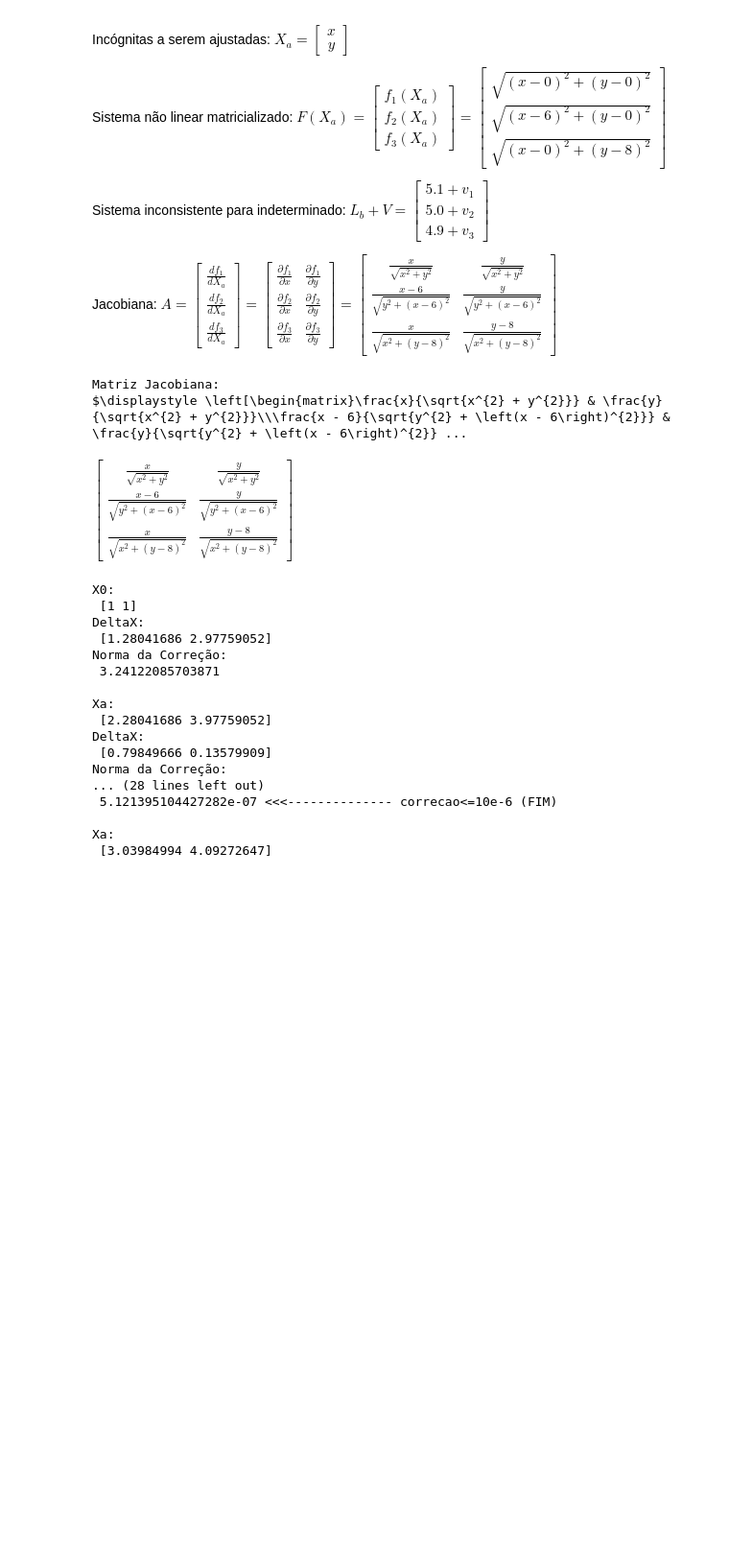
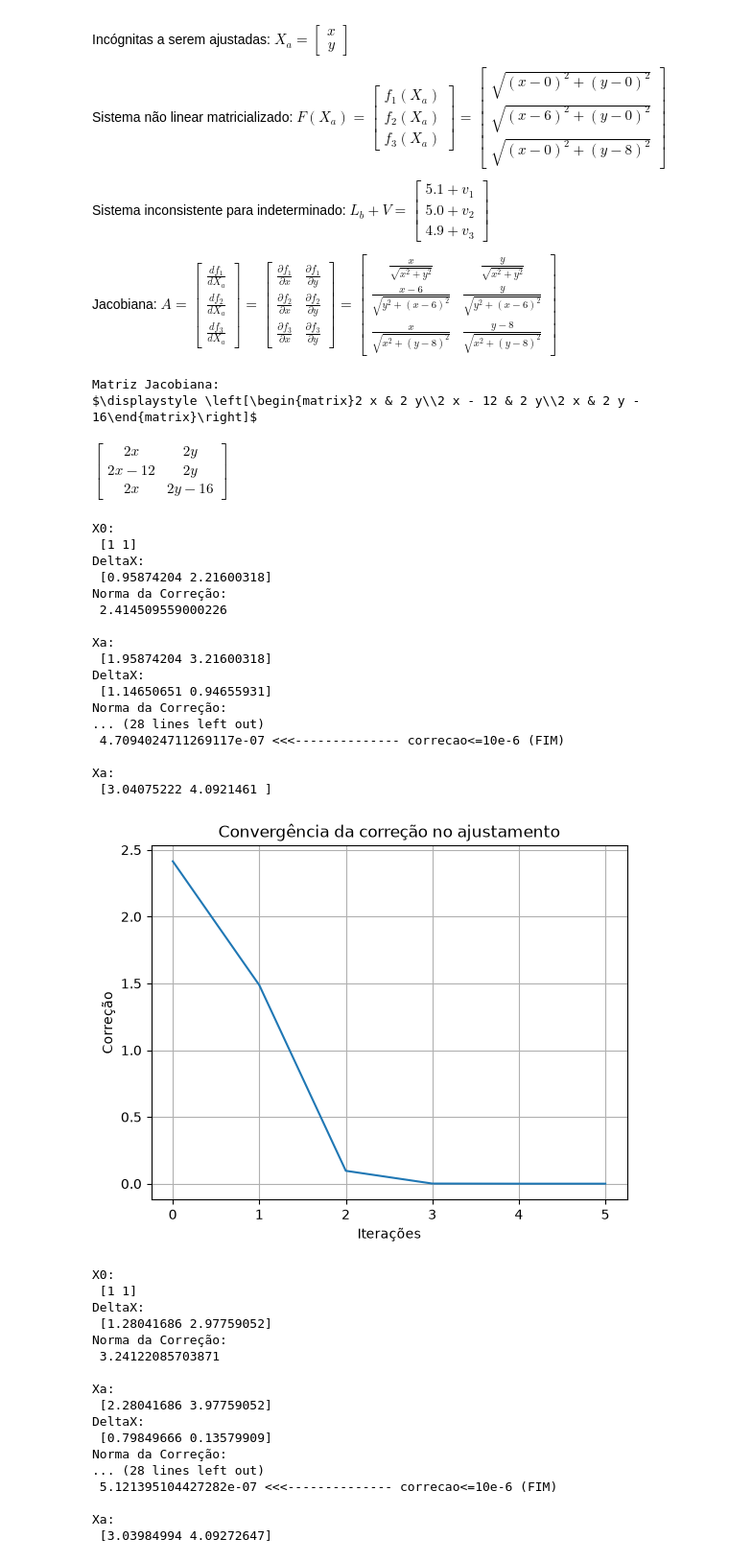
Before and after one commit to HumbertoDiego/AjustamentoBasicoIME, a Jupyter notebook: 02_minimos_quadrados.ipynb, the cells around one changed output. Shown at 96% size. Cells and saved outputs as stored; diff of their text form; code cells hidden in the pictures; blank space fills up the shorter version.

```diff
--- a/02_minimos_quadrados.ipynb
+++ b/02_minimos_quadrados.ipynb
@@ -711,9 +711,12 @@ import numpy as np
 import matplotlib.pyplot as plt
 
 x, y = symbols('x y')
-f1 = sqrt((x)**2 + (y)**2)
-f2 = sqrt((x-6)**2 + (y)**2)
-f3 = sqrt((x)**2 + (y-8)**2)
+# f1 = sqrt((x)**2 + (y)**2)
+# f2 = sqrt((x-6)**2 + (y)**2)
+# f3 = sqrt((x)**2 + (y-8)**2)
+f1 = (x)**2 + (y)**2
+f2 = (x-6)**2 + (y)**2
+f3 = (x)**2 + (y-8)**2
 
 F = Matrix([[f1],
             [f2],
@@ -727,7 +730,68 @@ print(A._repr_latex_())
 A
 # %% [output]
 Matriz Jacobiana:
-$\displaystyle \left[\begin{matrix}\frac{x}{\sqrt{x^{2} + y^{2}}} & \frac{y}{\sqrt{x^{2} + y^{2}}}\\\frac{x - 6}{\sqrt{y^{2} + \left(x - 6\right)^{2}}} & \frac{y}{\sqrt{y^{2} + \left(x - 6\right)^{2}} ...
+$\displaystyle \left[\begin{matrix}2 x & 2 y\\2 x - 12 & 2 y\\2 x & 2 y - 16\end{matrix}\right]$
-$\displaystyle \left[\begin{matrix}\frac{x}{\sqrt{x^{2} + y^{2}}} & \frac{y}{\sqrt{x^{2} + y^{2}}}\\\frac{x - 6}{\sqrt{y^{2} + \left(x - 6\right)^{2}}} & \frac{y}{\sqrt{y^{2} + \left(x - 6\right)^{2}}}\\\frac{x}{\sqrt{x^{2} + \left(y - 8\right)^{2}}} & \frac{y - 8}{\sqrt{x^{2} + \left(y - 8\right)^{2}}}\end{matrix}\right]$
+$\displaystyle \left[\begin{matrix}2 x & 2 y\\2 x - 12 & 2 y\\2 x & 2 y - 16\end{matrix}\right]$
+# %%
+# mount L
+Lb = np.array([[5.1**2],
+               [5.0**2],
+               [4.9**2]])
+
+# Inicialização chute e correção (X0 e X)
+X_0 = {x: 1, y: 1}
+print("X0:\n", np.array(list(X_0.values())))
+
+### Início do ajustametno
+correcoes = [] # guardar cada correção durante as iterações para compor um gráfico
+correcao = 10000000
+while correcao>10e-6:
+    # update L0 = F(X0)
+    L0 = np.array(F.subs(X_0).evalf().tolist(), dtype=float)
+    # update L
+    L = L0 - Lb
+    # update A
+    a = np.array(A.subs(X_0).evalf().tolist(), dtype=float)
+    # update X = vetor das correções
+    DeltaX = -np.linalg.inv(a.T @ a) @ a.T @ L
+    DeltaX = DeltaX.reshape(-1,)
+    print("DeltaX:\n", DeltaX)
+    # update erro
+    correcao = np.linalg.norm(DeltaX)
+    correcoes.append(correcao)
+    flag = "" if correcao>10e-6 else "<<<-------------- correcao<=10e-6 (FIM)"
+    print("Norma da Correção:\n", correcao, flag)
+    # update X0
+    X0 =  np.array(list(X_0.values()))
+    X0 = DeltaX + X0
+    print("\nXa:\n", X0)
+    X_0 = {x: X0[0], y: X0[1]}
+
+# Gráfico
+plt.title("Convergência da correção no ajustamento")
+plt.xlabel("Iterações")
+plt.ylabel("Correção")
+plt.grid()
+plt.plot(correcoes)
+plt.show()
+# %% [output]
+X0:
+ [1 1]
+DeltaX:
+ [0.95874204 2.21600318]
+Norma da Correção:
+ 2.414509559000226
+
+Xa:
+ [1.95874204 3.21600318]
+DeltaX:
+ [1.14650651 0.94655931]
+Norma da Correção:
+... (28 lines left out)
+ 4.7094024711269117e-07 <<<-------------- correcao<=10e-6 (FIM)
+
+Xa:
+ [3.04075222 4.0921461 ]
+[figure, added]
 # %%
 # mount L
```
Also changed, not shown: parts of 1 cell of this notebook, 1 other file.
